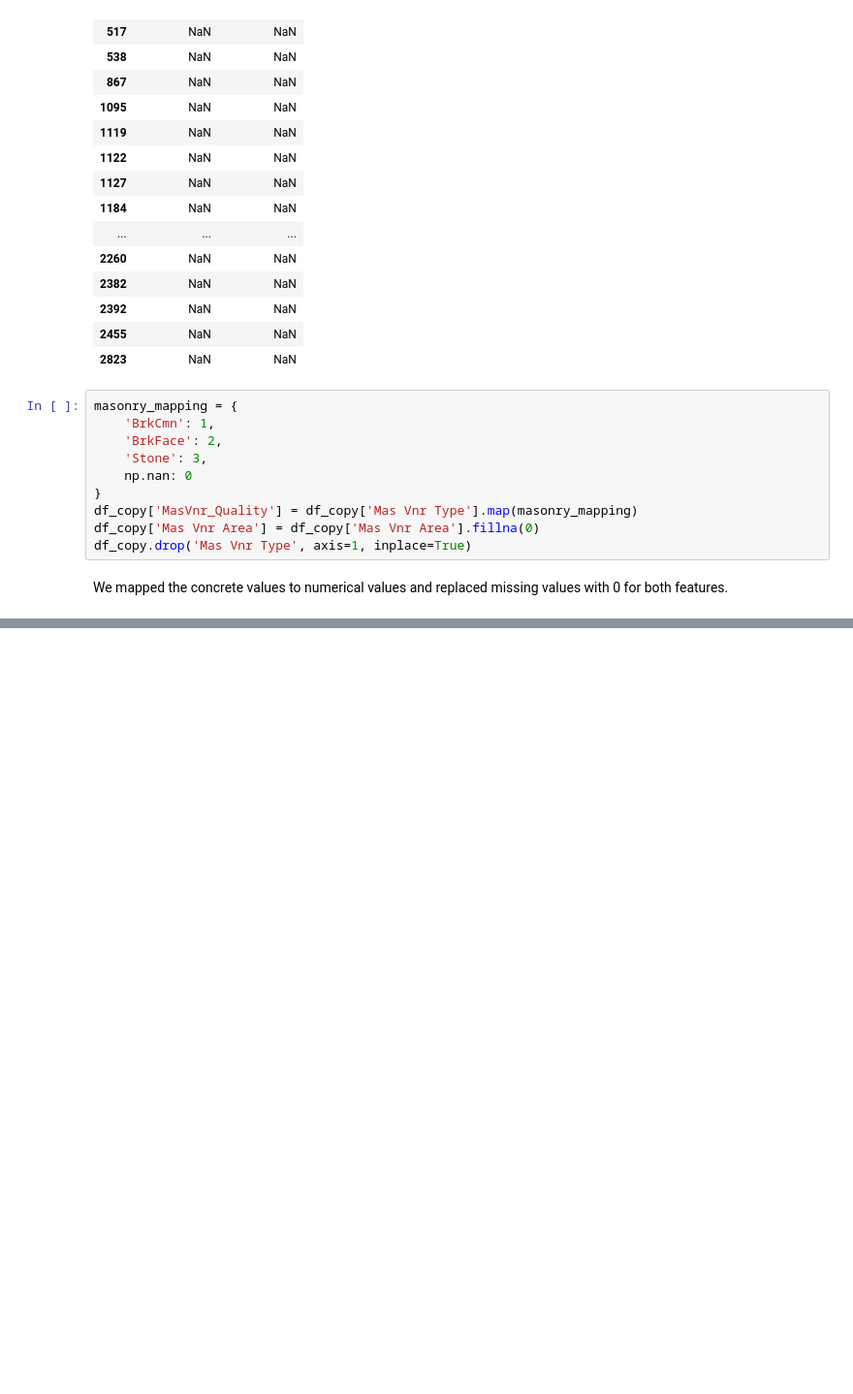
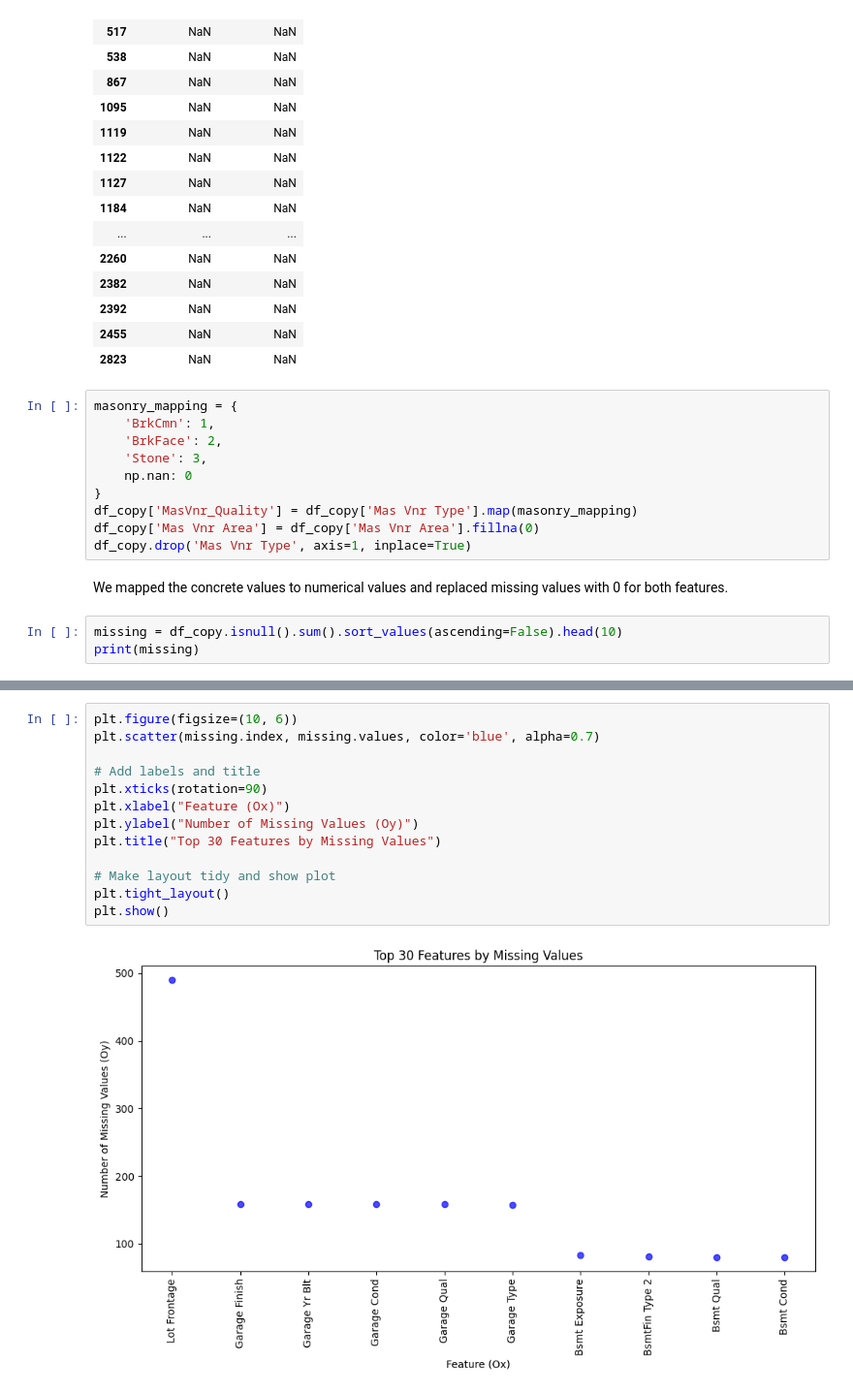
Before and after one commit to hedesiustefan/ML_Project, a Jupyter notebook: dataexplore.ipynb, the cells around one changed output, grey strips where cells are left out. Shown at 97% size. Drawn from its saved outputs; the diff is of its cells as text; blank space fills up the shorter version.

Commit message:
the same plot for the missing values per feature after the updates to df_copy

```diff
--- a/dataexplore.ipynb
+++ b/dataexplore.ipynb
@@ -484,3 +484,6 @@ df_copy['Mas Vnr Area'] = df_copy['Mas Vnr Area'].fillna(0)
 df_copy.drop('Mas Vnr Type', axis=1, inplace=True)
 # %% [markdown]
 We mapped the concrete values to numerical values and replaced missing values with 0 for both features.
+# %%
+missing = df_copy.isnull().sum().sort_values(ascending=False).head(10)
+print(missing)
@@ -486,0 +502,15 @@ We mapped the concrete values to numerical values and replaced missing values wi
+# %%
+plt.figure(figsize=(10, 6))
+plt.scatter(missing.index, missing.values, color='blue', alpha=0.7)
+
+# Add labels and title
+plt.xticks(rotation=90)
+plt.xlabel("Feature (Ox)")
+plt.ylabel("Number of Missing Values (Oy)")
+plt.title("Top 30 Features by Missing Values")
+
+# Make layout tidy and show plot
+plt.tight_layout()
+plt.show()
+# %% [output]
+[figure, added]
```
Also changed, not shown: parts of 1 cell of this notebook.
